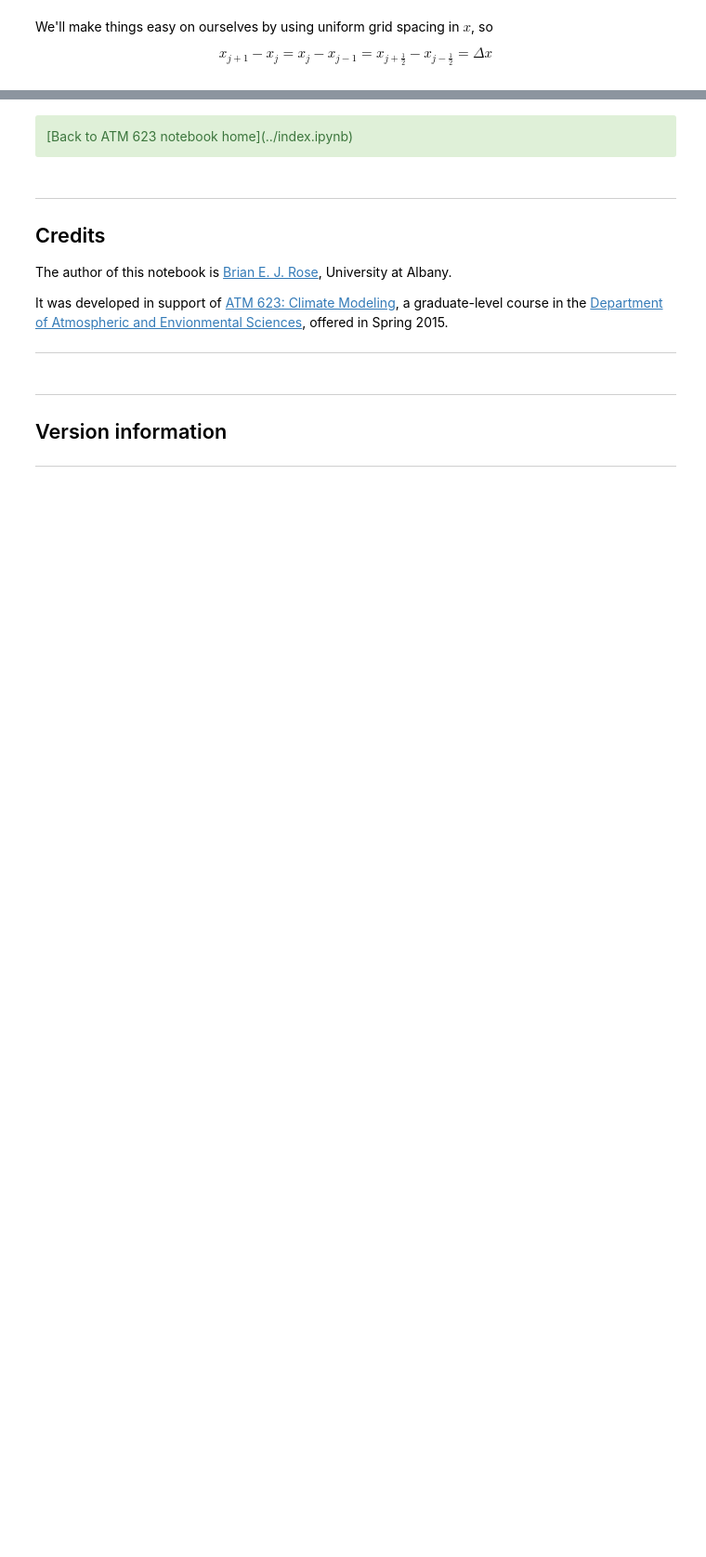
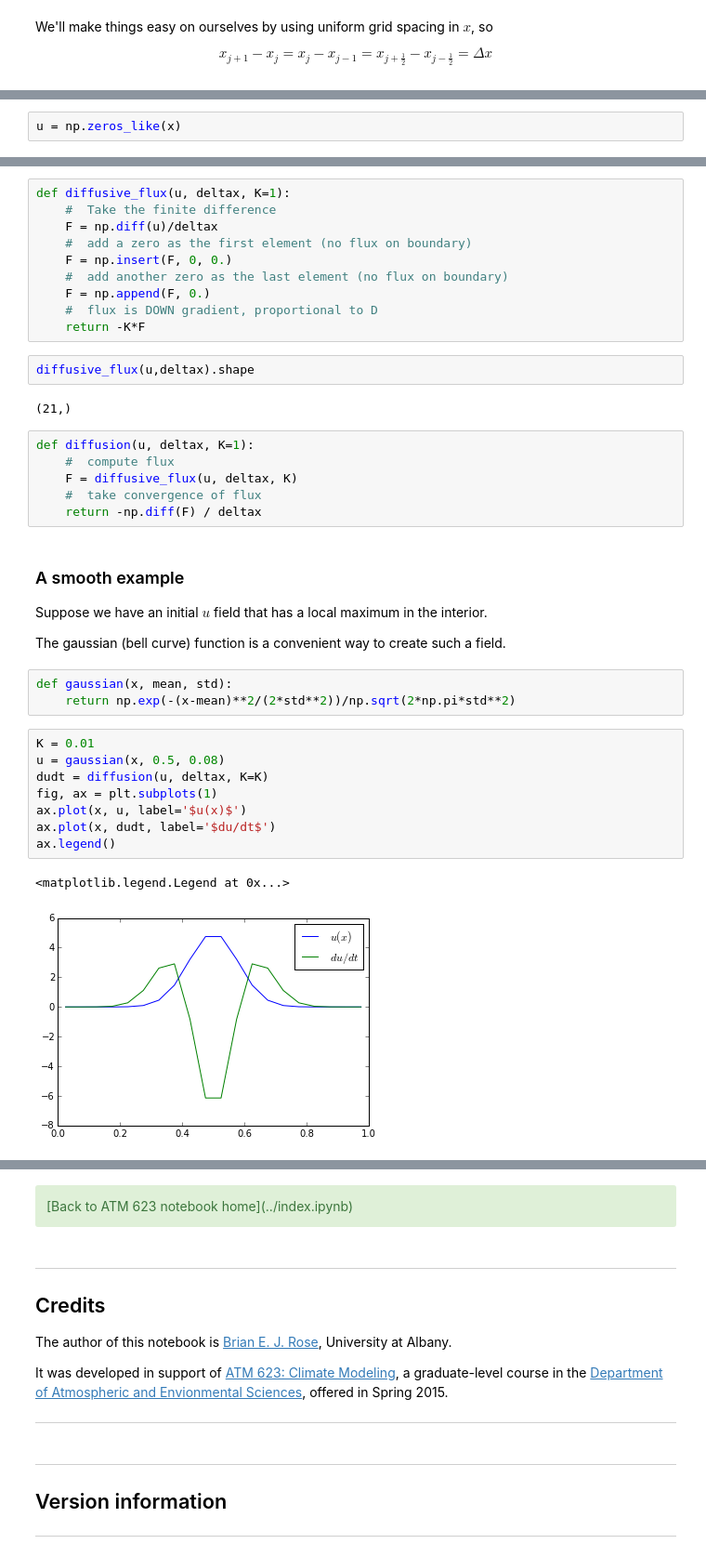
Before and after one commit to brian-rose/ClimateModeling_courseware, a Jupyter notebook: Lectures/Lecture16 -- Numerical methods for diffusion models.ipynb, the cells around one changed output, grey strips where cells are left out. Shown at 93% size. Cells and saved outputs as stored; diff of their text form; blank space fills up the shorter version.

```diff
--- a/Lectures/Lecture16 -- Numerical methods for diffusion models.ipynb
+++ b/Lectures/Lecture16 -- Numerical methods for diffusion models.ipynb
@@ -88,0 +187,2 @@ $$ \frac{\partial u}{\partial t} \bigg|_j  \approx D \frac{ u_{j+1} - 2 u_{j} +
+# %%
+u = np.zeros_like(x)
@@ -88,0 +222,40 @@ $$ \frac{\partial u}{\partial t} \bigg|_j  \approx D \frac{ u_{j+1} - 2 u_{j} +
+# %%
+def diffusive_flux(u, deltax, K=1):
+    #  Take the finite difference
+    F = np.diff(u)/deltax
+    #  add a zero as the first element (no flux on boundary)
+    F = np.insert(F, 0, 0.)
+    #  add another zero as the last element (no flux on boundary)
+    F = np.append(F, 0.)
+    #  flux is DOWN gradient, proportional to D
+    return -K*F
+# %%
+diffusive_flux(u,deltax).shape
+# %% [output]
+(21,)
+# %%
+def diffusion(u, deltax, K=1):
+    #  compute flux
+    F = diffusive_flux(u, deltax, K)
+    #  take convergence of flux
+    return -np.diff(F) / deltax
+# %% [markdown]
+### A smooth example
+
+Suppose we have an initial $u$ field that has a local maximum in the interior.
+
+The gaussian (bell curve) function is a convenient way to create such a field.
+# %%
+def gaussian(x, mean, std):
+    return np.exp(-(x-mean)**2/(2*std**2))/np.sqrt(2*np.pi*std**2)
+# %%
+K = 0.01
+u = gaussian(x, 0.5, 0.08)
+dudt = diffusion(u, deltax, K=K)
+fig, ax = plt.subplots(1)
+ax.plot(x, u, label='$u(x)$')
+ax.plot(x, dudt, label='$du/dt$')
+ax.legend()
+# %% [output]
+<matplotlib.legend.Legend at 0x...>
+[figure, added]
```
Also changed, not shown: parts of 67 cells of this notebook.
